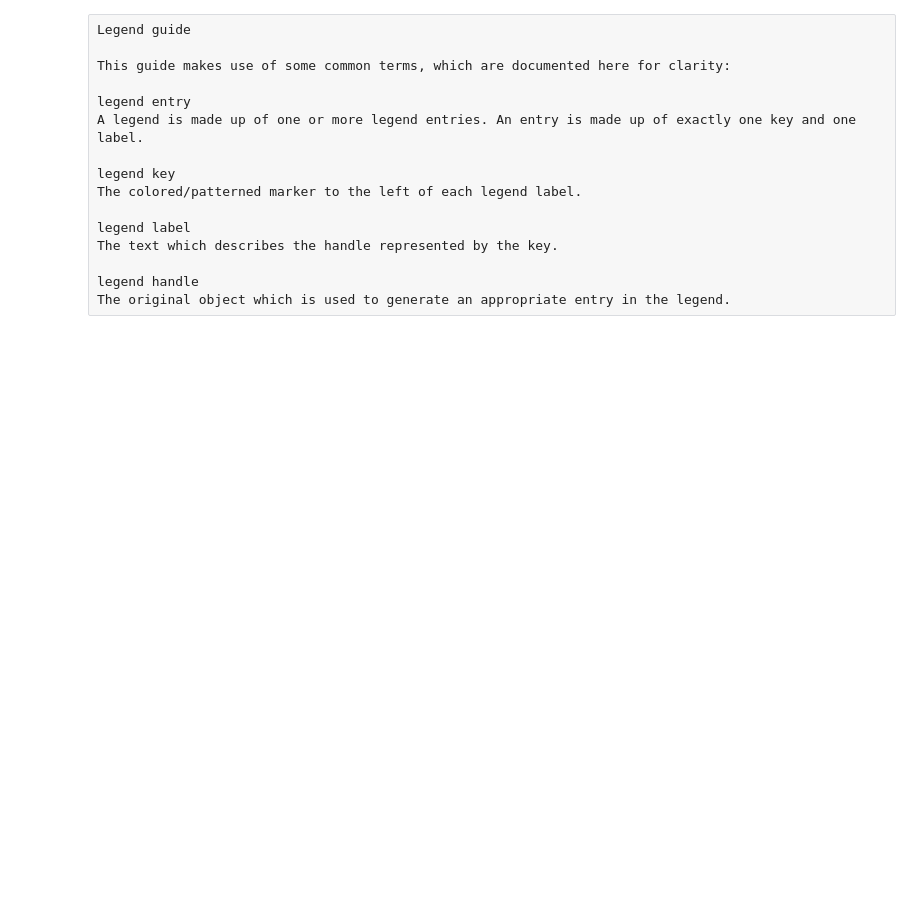
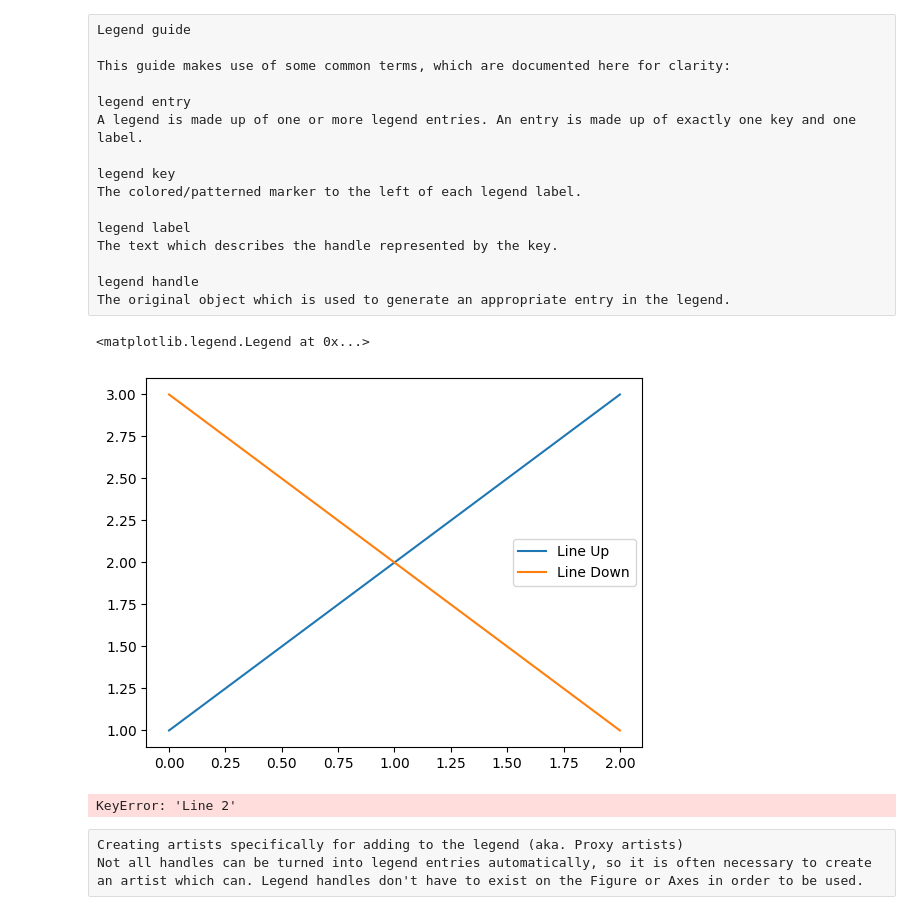
Before and after one commit to manasesmutembei11/ML, a Jupyter notebook: matplotlib/matplotlib_axes&subplots.ipynb, the cells around one changed output. Cells and saved outputs as stored; diff of their text form; code cells hidden in the pictures; blank space fills up the shorter version.

Commit message:
Matplotlib Axes and Subplots (Legends)

```diff
--- a/matplotlib/matplotlib_axes&subplots.ipynb
+++ b/matplotlib/matplotlib_axes&subplots.ipynb
@@ -566,3 +566,26 @@ The text which describes the handle represented by the key.
 
 legend handle
 The original object which is used to generate an appropriate entry in the legend.
+# %%
+#Renaming legends
+fig, ax = plt.subplots()
+line_up, = ax.plot([1, 2, 3], label='Line 2')
+line_down, = ax.plot([3, 2, 1], label='Line 1')
+ax.legend([line_up, line_down], ['Line Up', 'Line Down'])
+# %% [output]
+<matplotlib.legend.Legend at 0x...>
+[figure, added]
+# %%
+'''
+If the handles are not directly accessible, for example when using some Third-party packages,
+they can be accessed via Axes.get_legend_handles_labels.
+'''
+my_map = {'Line Up':'Up', 'Line Down':'Down'}
+
+handles, labels = ax.get_legend_handles_labels()
+ax.legend(handles, [my_map[l] for l in labels])
+# %% [output]
+KeyError: 'Line 2'
+# %% [raw]
+Creating artists specifically for adding to the legend (aka. Proxy artists)
+Not all handles can be turned into legend entries automatically, so it is often necessary to create an artist which can. Legend handles don't have to exist on the Figure or Axes in order to be used.
```
Also changed, not shown: parts of 5 cells of this notebook.
